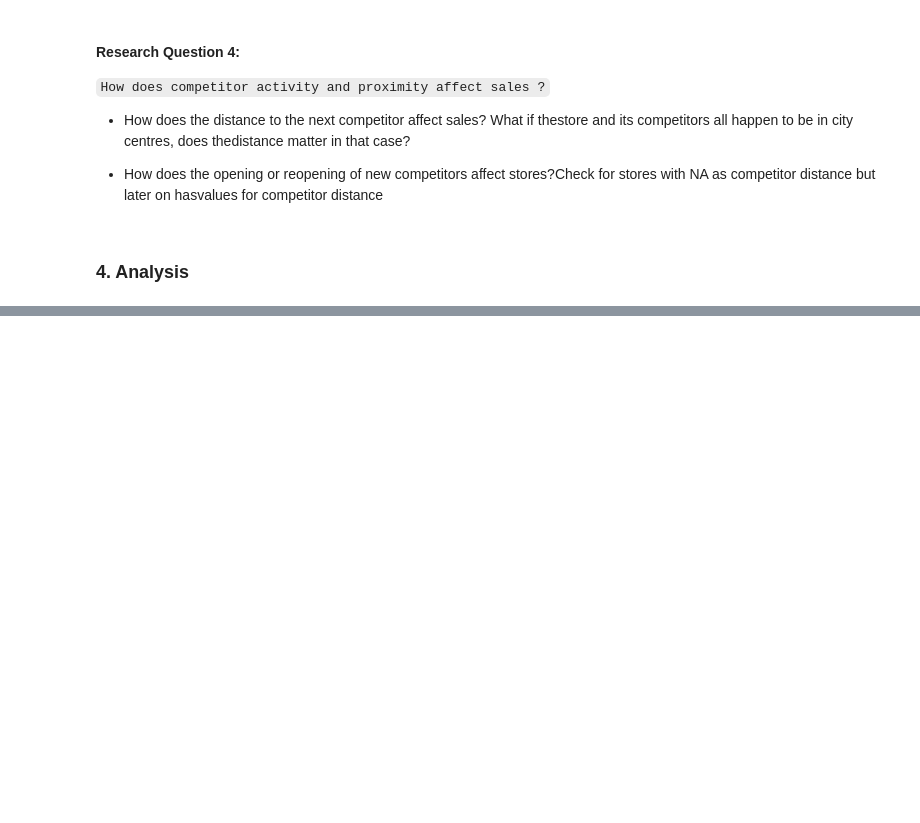
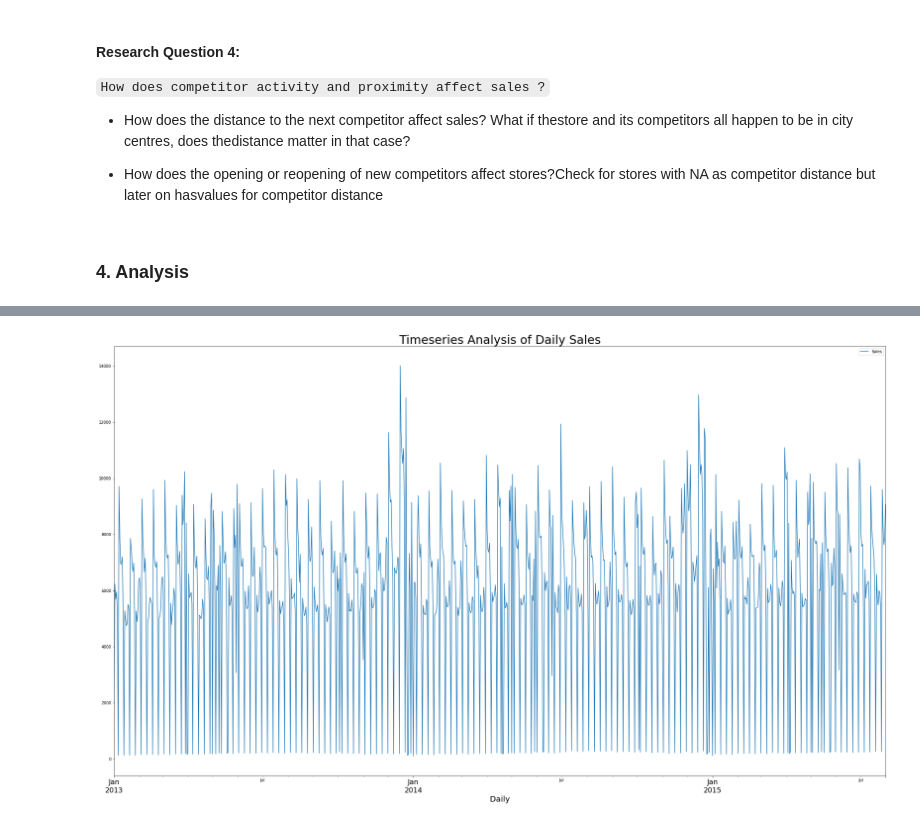
Before and after one commit to Patrick5455/Pharma-ML, a Jupyter notebook: analysis/interactive/Data Exploration.ipynb, the cells around one changed output, grey strips where cells are left out. Drawn from its saved outputs; the diff is of its cells as text; code cells hidden in the pictures; blank space fills up the shorter version.

```diff
--- a/analysis/interactive/Data Exploration.ipynb
+++ b/analysis/interactive/Data Exploration.ipynb
@@ -595,0 +601,16 @@ test
+# %%
+time_series = clean_train[['Date', 'Sales']]
+# %%
+time_series=time_series.set_index('Date')
+# %%
+time_series.index = pd.to_datetime(time_series.index)
+# %%
+time_series_day = time_series.resample('D').mean()
+# %%
+time_series_day.plot(figsize=(35,20))
+plt.xlabel('Daily',fontsize=20)
+plt.xticks(fontsize=18)
+plt.title('Timeseries Analysis of Daily Sales', fontsize=30)
+plt.savefig(fname='../../visuals/timeseries/tms_day.png', format='png')
+# %% [output]
+[figure, added]
```
Also changed, not shown: parts of 13 cells of this notebook, 3 other files.
